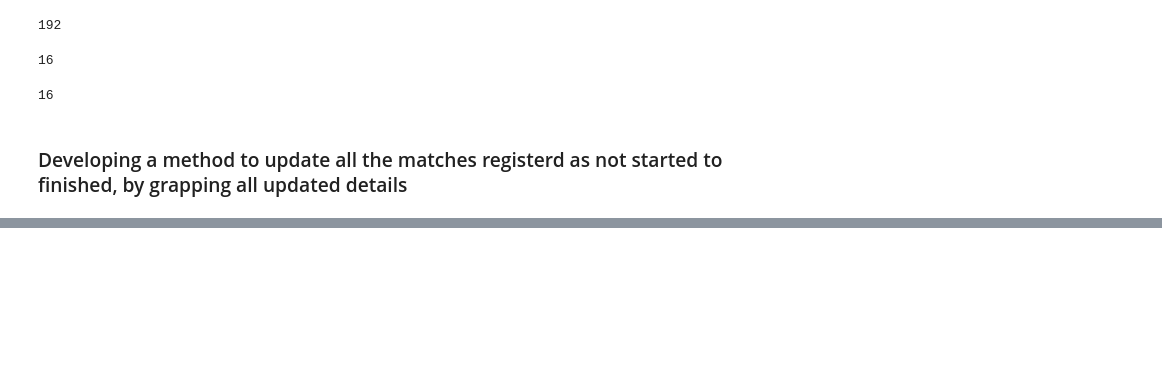
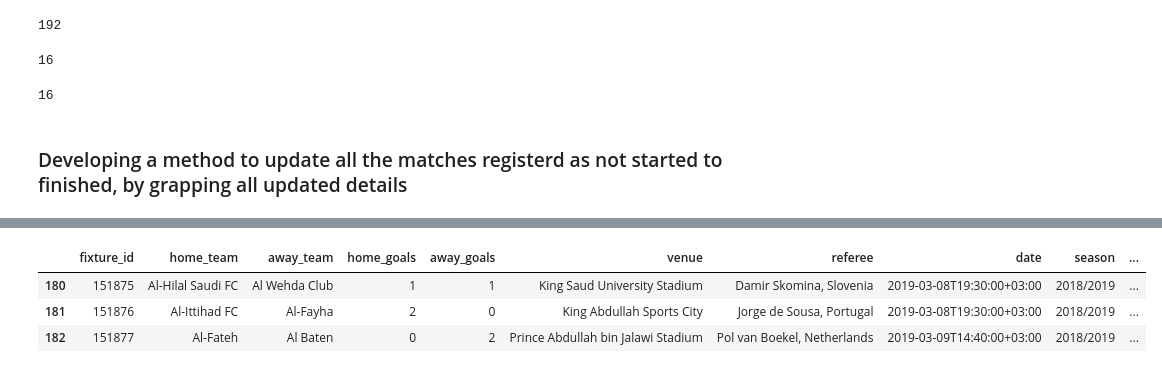
Before and after one commit to Link20222/SaudiLeague, a Jupyter notebook: Data Collection.ipynb, the cells around one changed output, grey strips where cells are left out. Saved outputs shown, nothing was run; the diff lists cells and outputs as text; code cells hidden in the pictures; blank space fills up the shorter version.

```diff
--- a/Data Collection.ipynb
+++ b/Data Collection.ipynb
@@ -530,0 +578,47 @@ season2018.to_csv("season2018 v5.csv")
+# %%
+#Last stopped is 179
+for i in range(180, 210):
+    fixture_id = season2018.loc[i, "fixture_id"]
+    home_team = season2018.loc[i, "home_team"]
+
+    url = f"https://api-football-v1.p.rapidapi.com/v2/players/fixture/{fixture_id}"
+
+    headers = {
+        'x-rapidapi-host': "api-football-v1.p.rapidapi.com",
+        'x-rapidapi-key': my_api_key
+        }
+
+    response = requests.request("GET", url, headers=headers)
+
+    response.json()
+
+    players = response.json()["api"]["players"]
+
+    Hteam_avg_ratings = []
+    Ateam_avg_ratings = []
+
+    for player in players:
+
+        if player["team_name"] == home_team:
+            try:
+                Hteam_avg_ratings.append(float(player["rating"]))
+            except:
+                pass
+        else:
+            try:
+                Ateam_avg_ratings.append(float(player["rating"]))
+            except:
+                pass
+
+    Hteam_avg_ratings = round(sum(Hteam_avg_ratings) / len(Hteam_avg_ratings), 2)
+    Ateam_avg_ratings = round(sum(Ateam_avg_ratings) / len(Ateam_avg_ratings), 2)
+
+    season2018.loc[i, "H_avg_ratings"] = Hteam_avg_ratings
+    season2018.loc[i, "A_avg_ratings"] = Ateam_avg_ratings
+# %%
+season2018.loc[season2018["H_avg_ratings"] == 0].head(3)
+# %% [output]
+|  | fixture_id | home_team | away_team | home_goals | away_goals | venue | referee | date | season | ... |
+| 180 | 151875 | Al-Hilal Saudi FC | Al Wehda Club | 1 | 1 | King Saud University Stadium | Damir Skomina, Slovenia | 2019-03-08T19:30:00+03:00 | 2018/2019 | ... |
+| 181 | 151876 | Al-Ittihad FC | Al-Fayha | 2 | 0 | King Abdullah Sports City | Jorge de Sousa, Portugal | 2019-03-08T19:30:00+03:00 | 2018/2019 | ... |
+| 182 | 151877 | Al-Fateh | Al Baten | 0 | 2 | Prince Abdullah bin Jalawi Stadium | Pol van Boekel, Netherlands | 2019-03-09T14:40:00+03:00 | 2018/2019 | ... |
```
Also changed, not shown: parts of 14 cells of this notebook, 4 other files.
